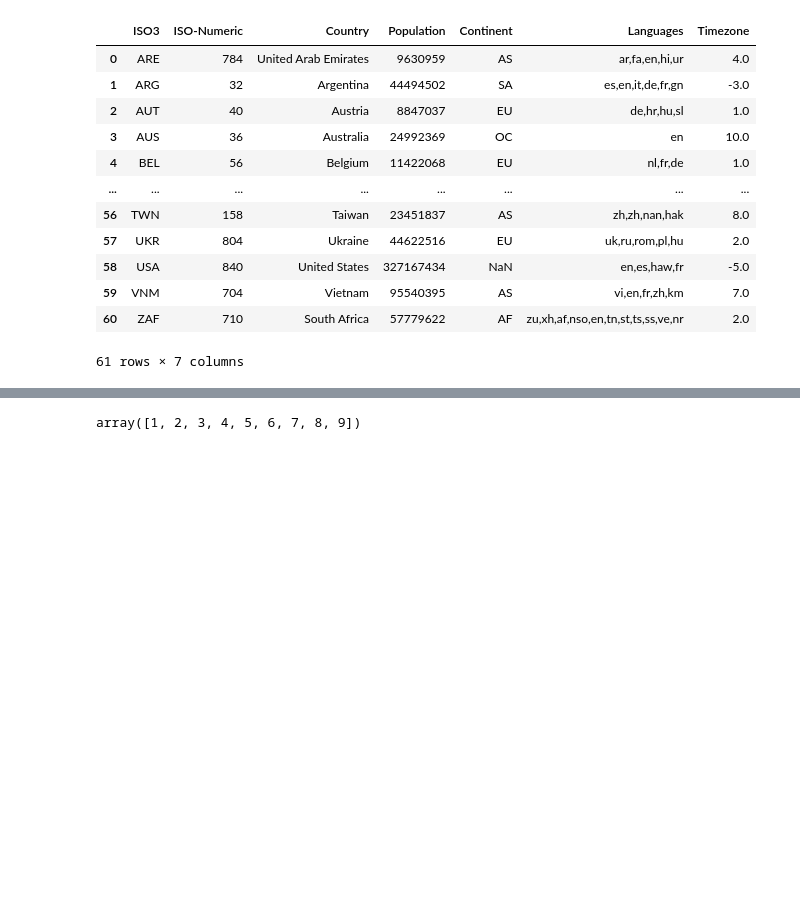
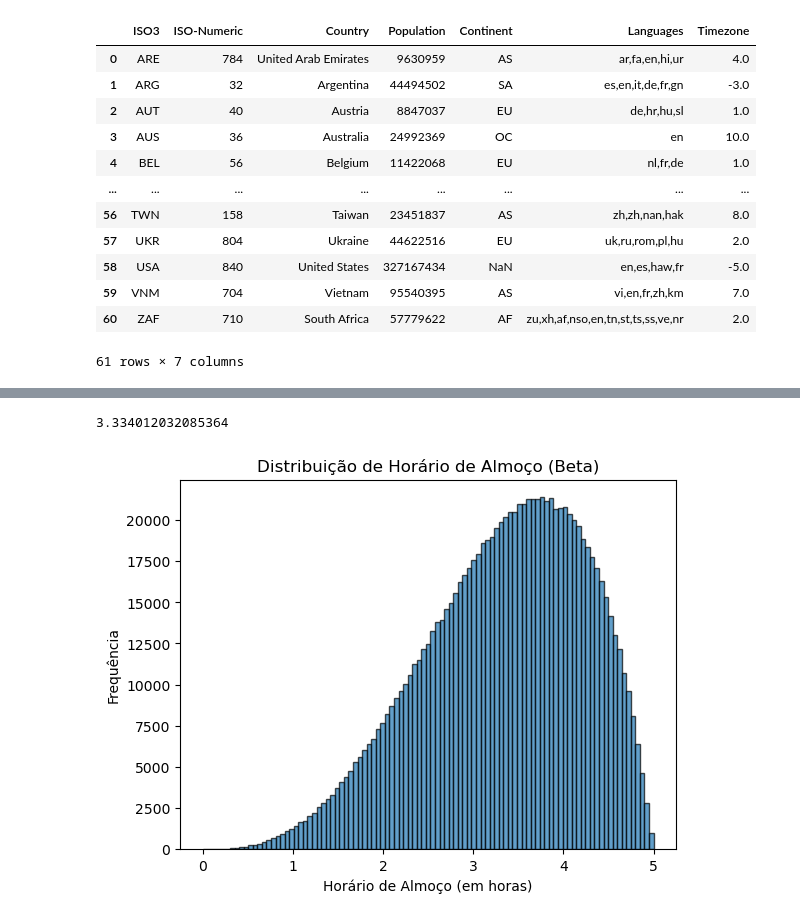
Before and after one commit to Brunikito/Interactive-Media-Evolution-and-Recommendation, a Jupyter notebook: src/iterate_planning.ipynb, the cells around one changed output, grey strips where cells are left out. Saved outputs shown, nothing was run; the diff lists cells and outputs as text; code cells hidden in the pictures; blank space fills up the shorter version.

```diff
--- a/src/iterate_planning.ipynb
+++ b/src/iterate_planning.ipynb
@@ -480,7 +478,3 @@ def create_random_channel(users, new_channel_ratio, initial_id):
     'channel_category',
 
     return
-# %%
-np.arange(1, 10)
-# %% [output]
-array([1, 2, 3, 4, 5, 6, 7, 8, 9])
@@ -486,0 +573,16 @@ array([1, 2, 3, 4, 5, 6, 7, 8, 9])
+# %%
+import numpy as np
+import matplotlib.pyplot as plt
+
+retention_time = np.random.beta(4, 2, 1000000)*5
+
+print(retention_time.mean())
+
+plt.hist(retention_time, bins=np.linspace(0, 5, 100), edgecolor='black', alpha=0.7)
+plt.title("Distribuição de Horário de Almoço (Beta)")
+plt.xlabel("Horário de Almoço (em horas)")
+plt.ylabel("Frequência")
+plt.show()
+# %% [output]
+3.334012032085364
+[figure, added]
```
Also changed, not shown: parts of 3 cells of this notebook, 18 other files.
